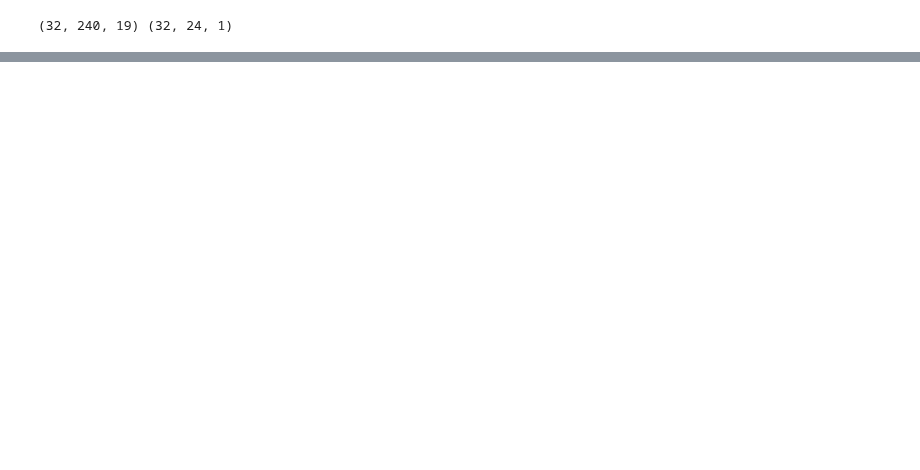
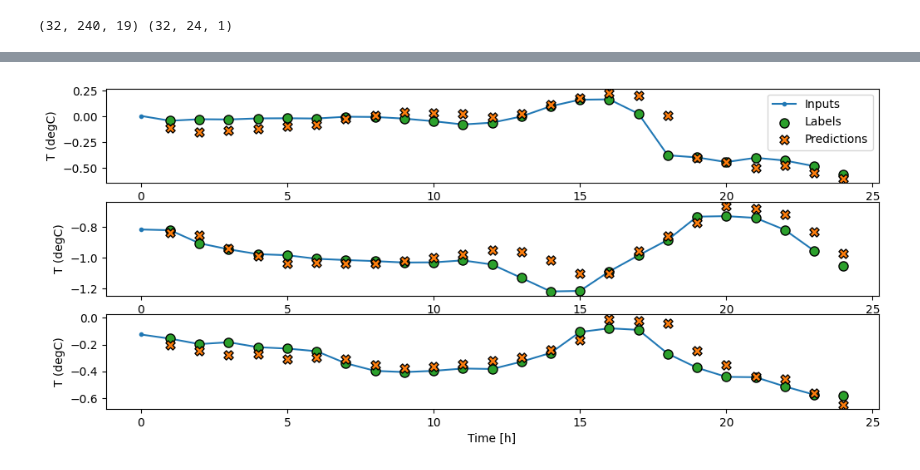
Before and after one commit to robetatis/study_notes_ml, a Jupyter notebook: weather.ipynb, the cells around one changed output, grey strips where cells are left out. Saved outputs shown, nothing was run; the diff lists cells and outputs as text; code cells hidden in the pictures; blank space fills up the shorter version.

```diff
--- a/weather.ipynb
+++ b/weather.ipynb
@@ -333,0 +373,9 @@ val_performance['Baseline'] = baseline.evaluate(w_baseline_wide.val_ds, return_d
+# %%
+linear = tf.keras.Sequential([
+    tf.keras.layers.Dense(units=1)
+])
+
+w_wide = WindowGenerator(input_width=24, label_width=24, offset=1, label_columns=['T (degC)'])
+
+print(f'input shape = {w_wide.example[0].shape}')
+print(f'output shape = {linear(w_wide.example[0]).shape}')
@@ -333,0 +404,4 @@ val_performance['Baseline'] = baseline.evaluate(w_baseline_wide.val_ds, return_d
+# %%
+w_wide.plot(linear)
+# %% [output]
+[figure, added]
```
Also changed, not shown: parts of 22 cells of this notebook, 2 other files.
